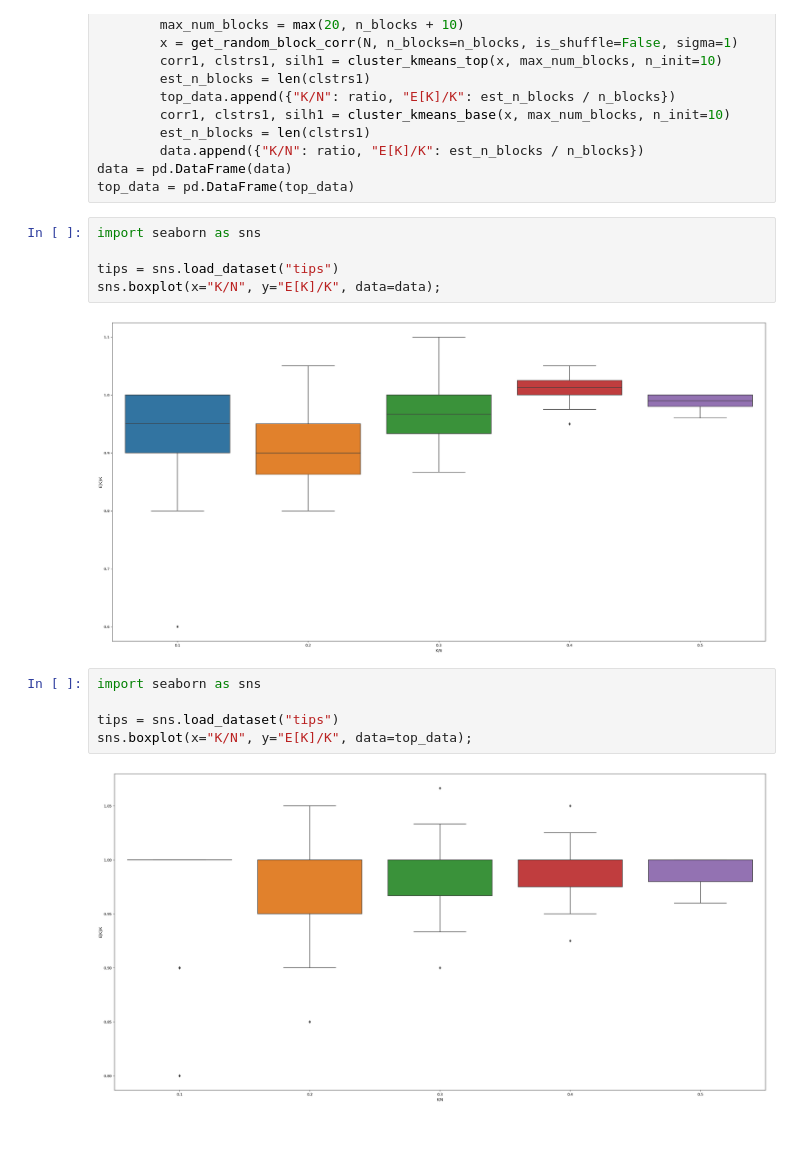
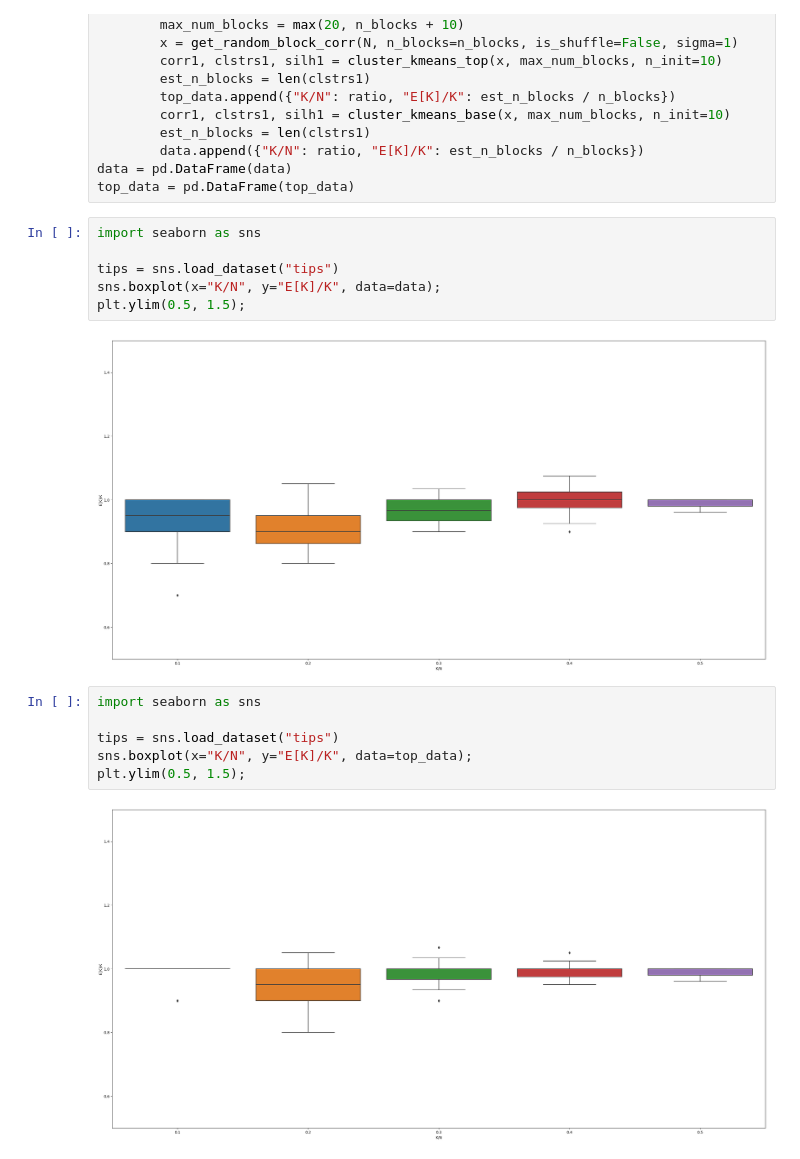
Before and after one commit to jjakimoto/finance_ml, a Jupyter notebook: MLAssetManagers/4. Optimal Clustering.ipynb, the cells around one changed output. Saved outputs shown, nothing was run; the diff lists cells and outputs as text; blank space fills up the shorter version.

```diff
--- a/MLAssetManagers/4. Optimal Clustering.ipynb
+++ b/MLAssetManagers/4. Optimal Clustering.ipynb
@@ -106,14 +106,16 @@ top_data = pd.DataFrame(top_data)
 # %%
 import seaborn as sns
 
 tips = sns.load_dataset("tips")
 sns.boxplot(x="K/N", y="E[K]/K", data=data);
+plt.ylim(0.5, 1.5);
 # %% [output]
-[figure, old version]
+[figure, new version]
 # %%
 import seaborn as sns
 
 tips = sns.load_dataset("tips")
 sns.boxplot(x="K/N", y="E[K]/K", data=top_data);
+plt.ylim(0.5, 1.5);
 # %% [output]
-[figure, old version]
+[figure, new version]
```
Also changed, not shown: parts of 4 cells of this notebook, 8 other files.
